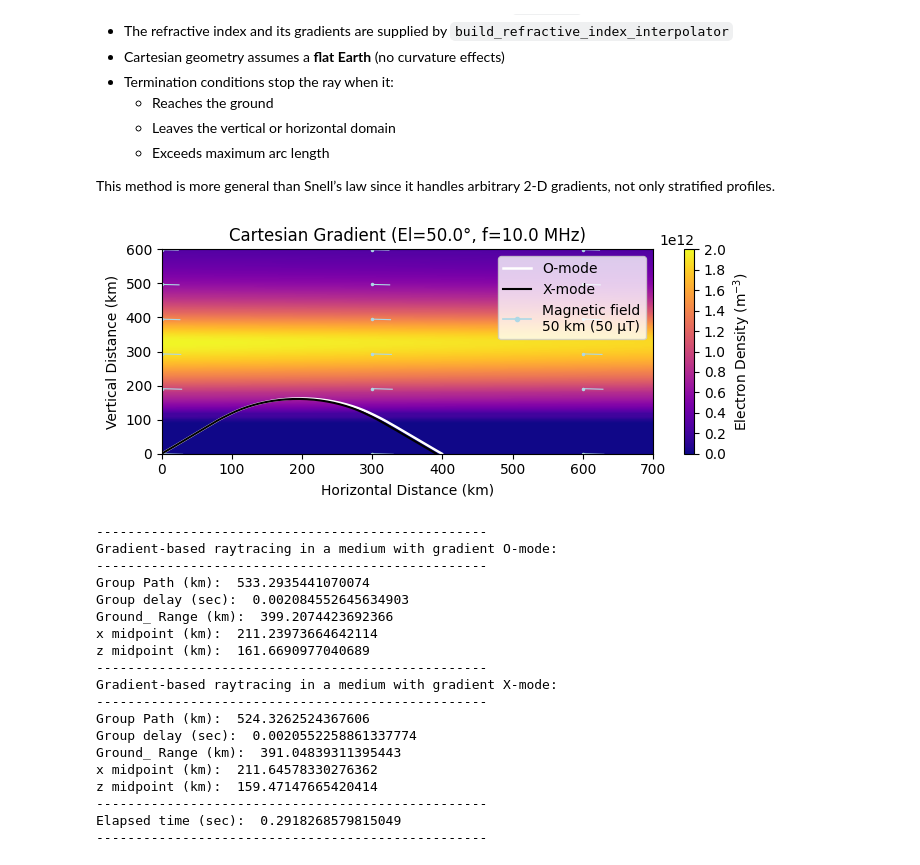
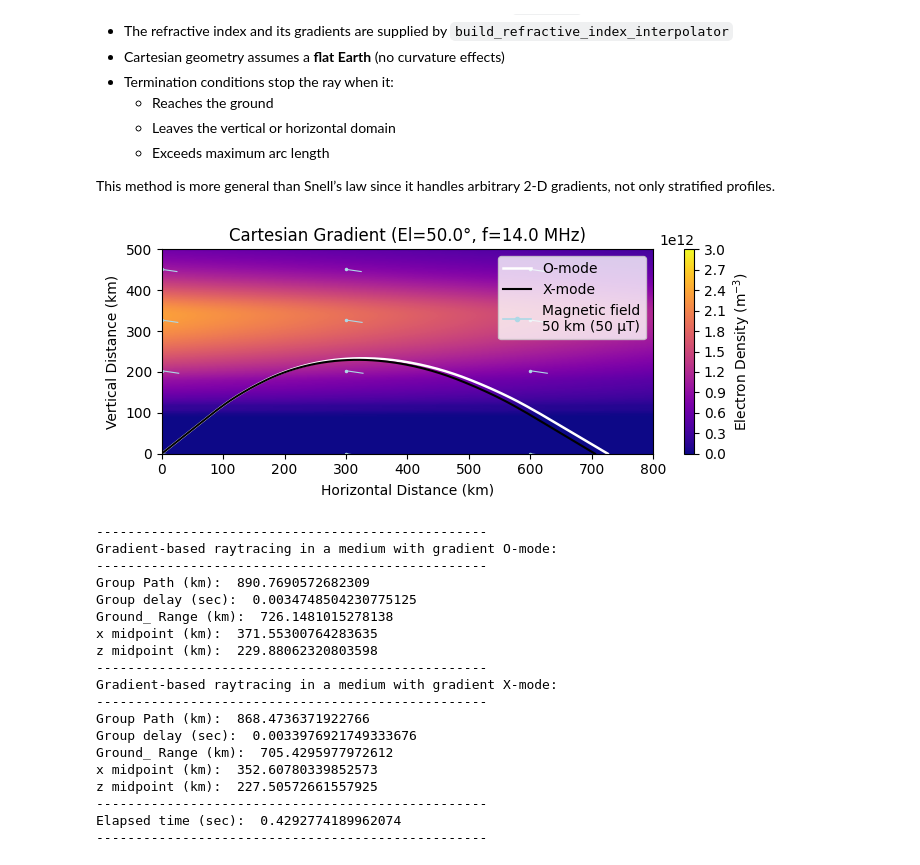
Before and after one commit to victoriyaforsythe/PyRayHF, a Jupyter notebook: docs/tutorials/Example_PyRayHF_Cartesian_Gradient.ipynb, the cells around one changed output. Cells and saved outputs as stored; diff of their text form; code cells hidden in the pictures.

```diff
--- a/docs/tutorials/Example_PyRayHF_Cartesian_Gradient.ipynb
+++ b/docs/tutorials/Example_PyRayHF_Cartesian_Gradient.ipynb
@@ -53,7 +53,7 @@ local_dir = '../figures/'
 # Load an ionospheric profile
 # See Example_Generate_Input_Arrays for how to create this input file using
 # PyIRI.
-file_open = 'Example_input.p'
+file_open = 'Example_Input_Day.p'
 input_arrays = pickle.load(open(file_open, 'rb'))
 alt_km = input_arrays["alt"]
 Ne = input_arrays["den"]
@@ -73,11 +73,11 @@ if alt_km[0] > h_ground:
 
 # Define inputs
 elevation_deg = 50.
-f0_Hz = 10e6
+f0_Hz = 14e6
 
 # Create 2D density grid (Ne assumed horizontally uniform)
-nx = 500
-xmax = 1000
+nx = 800
+xmax = 800
 x_grid = np.linspace(0, xmax, nx)
 z_grid = alt_km
 Xg, Zg = np.meshgrid(x_grid, z_grid)
@@ -86,7 +86,7 @@ Babs_grid = np.tile(Babs[:, np.newaxis], (1, nx))
 bpsi_grid = np.tile(bpsi[:, np.newaxis], (1, nx))
 
 # Add some gradient to it
-Ne_gradient = Ne_grid * (1.0 - 0.1 * (Xg / Xg.max()))
+Ne_gradient = Ne_grid * (1.0 - 0.5 * (Xg / Xg.max()))
 
 # Start the timer to time the code
 start_time = time.perf_counter()
@@ -157,15 +157,15 @@ result_X = trace_ray_cartesian_gradient(n_and_grad=n_and_grad,
 
 # Plot results
 fig, ax = plt.subplots(1, 1, figsize=(7, 3))
-ax.set_xlim(0, 700)
-ax.set_ylim(0, 600)
+ax.set_xlim(0, 800)
+ax.set_ylim(0, 500)
 ax.set_facecolor("lightgray")
 ax.set_ylabel('Vertical Distance (km)')
 ax.set_xlabel('Horizontal Distance (km)')
 
 # --- Electron density background
-vmin, vmax = 0, 2e12
-color_ticks = np.arange(vmin, vmax + 2e11, 2e11)
+vmin, vmax = 0, 3e12
+color_ticks = np.arange(vmin, vmax + 3e11, 3e11)
 pc = ax.pcolormesh(Xg, Zg, Ne_gradient, shading='auto',
                    cmap='plasma', vmin=vmin, vmax=vmax)
 
@@ -210,50 +210,50 @@ plt.colorbar(pc, label='Electron Density (m$^{-3}$)', ax=ax, ticks=color_ticks)
 ax.legend(handles=[line_O, line_X, legend_line], loc='upper right')
 
 plt.tight_layout()
 plt.savefig(local_dir + 'Cartesian_Gradient.png',
             dpi=300, bbox_inches='tight', facecolor='white')
 plt.show()
 
 # Print diagnostics
 print('--------------------------------------------------')
 print('Gradient-based raytracing in a medium with gradient O-mode:')
 print('--------------------------------------------------')
 print('Group Path (km): ', result_O['group_path_km'])
 print('Group delay (sec): ', result_O['group_delay_sec'])
 print('Ground_ Range (km): ', result_O['ground_range_km'])
 print('x midpoint (km): ', result_O['x_midpoint'])
 print('z midpoint (km): ', result_O['z_midpoint'])
 
 print('--------------------------------------------------')
 print('Gradient-based raytracing in a medium with gradient X-mode:')
 print('--------------------------------------------------')
 print('Group Path (km): ', result_X['group_path_km'])
 print('Group delay (sec): ', result_X['group_delay_sec'])
 print('Ground_ Range (km): ', result_X['ground_range_km'])
 print('x midpoint (km): ', result_X['x_midpoint'])
 print('z midpoint (km): ', result_X['z_midpoint'])
 
 print('--------------------------------------------------')
 print('Elapsed time (sec): ', elapsed_time)
 print('--------------------------------------------------')
 # %% [output]
-[figure, old version]
+[figure, new version]
 --------------------------------------------------
 Gradient-based raytracing in a medium with gradient O-mode:
 --------------------------------------------------
-Group Path (km):  533.2935441070074
-Group delay (sec):  0.002084552645634903
-Ground_ Range (km):  399.2074423692366
-x midpoint (km):  211.23973664642114
-z midpoint (km):  161.6690977040689
+Group Path (km):  890.7690572682309
+Group delay (sec):  0.0034748504230775125
+Ground_ Range (km):  726.1481015278138
+x midpoint (km):  371.55300764283635
+z midpoint (km):  229.88062320803598
 --------------------------------------------------
 Gradient-based raytracing in a medium with gradient X-mode:
 --------------------------------------------------
-Group Path (km):  524.3262524367606
-Group delay (sec):  0.0020552258861337774
-Ground_ Range (km):  391.04839311395443
-x midpoint (km):  211.64578330276362
-z midpoint (km):  159.47147665420414
+Group Path (km):  868.4736371922766
+Group delay (sec):  0.0033976921749333676
+Ground_ Range (km):  705.4295977972612
+x midpoint (km):  352.60780339852573
+z midpoint (km):  227.50572661557925
 --------------------------------------------------
-Elapsed time (sec):  0.2918268579815049
+Elapsed time (sec):  0.4292774189962074
 --------------------------------------------------
```
Also changed, not shown: 31 other files.
